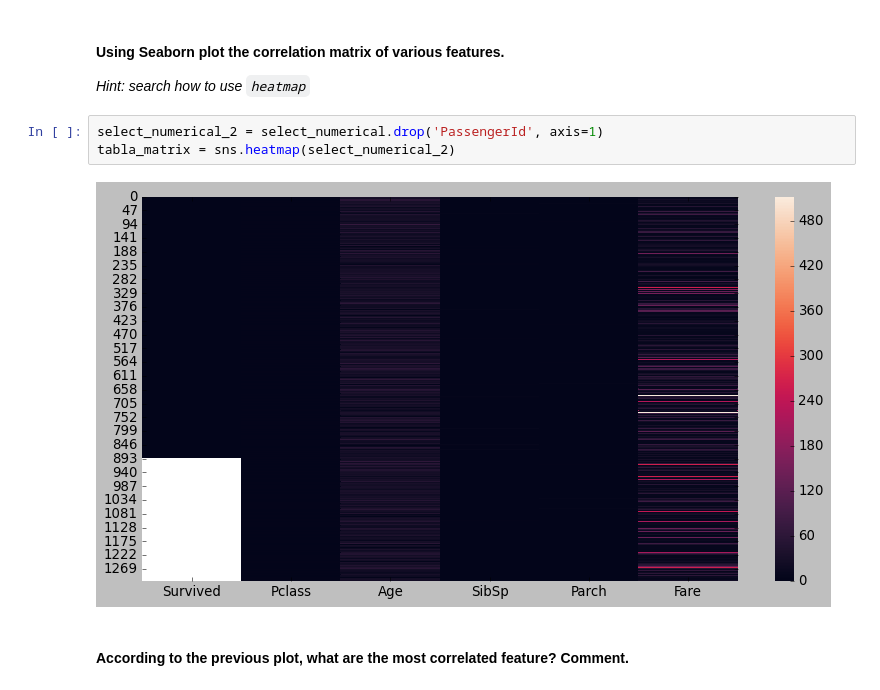
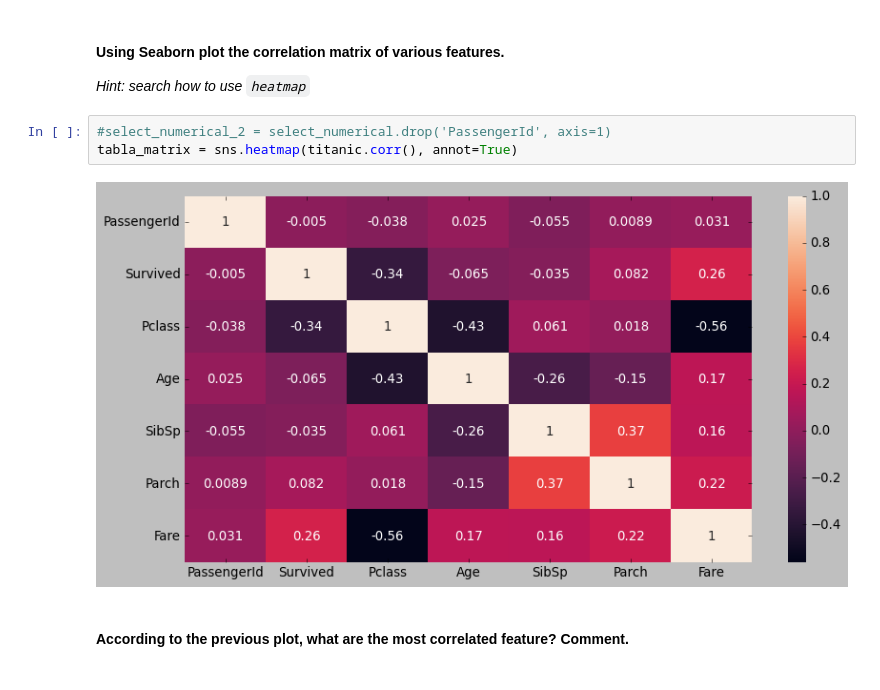
Before and after one commit to Ironhack-Part-Time-Enero2022/lab-visualization-extra, a Jupyter notebook: challenge-2.ipynb, the cells around one changed output. Cells and saved outputs as stored; diff of their text form.

Commit message:
Me salio el heatmap

```diff
--- a/challenge-2.ipynb
+++ b/challenge-2.ipynb
@@ -199,10 +199,10 @@ tabla_fare_age_2 = sns.regplot(x=titanic['Age'], y=titanic['Fare'], data=titanic
 
 *Hint: search how to use `heatmap`*
 # %%
-select_numerical_2 = select_numerical.drop('PassengerId', axis=1)
-tabla_matrix = sns.heatmap(select_numerical_2)
+#select_numerical_2 = select_numerical.drop('PassengerId', axis=1)
+tabla_matrix = sns.heatmap(titanic.corr(), annot=True)
 # %% [output]
-[figure, old version]
+[figure, new version]
 # %% [markdown]
 #### According to the previous plot, what are the most correlated feature? Comment.
 # %%
```
